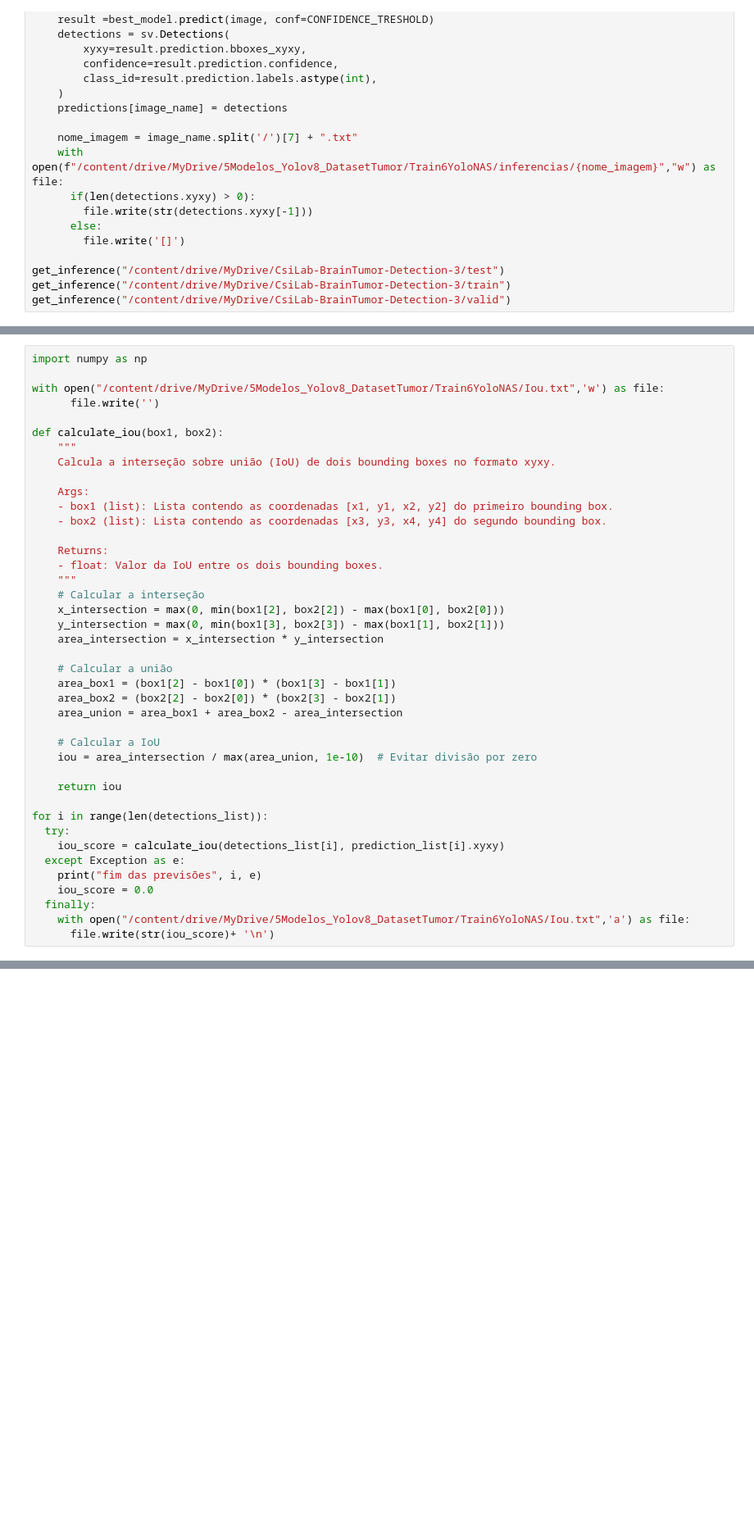
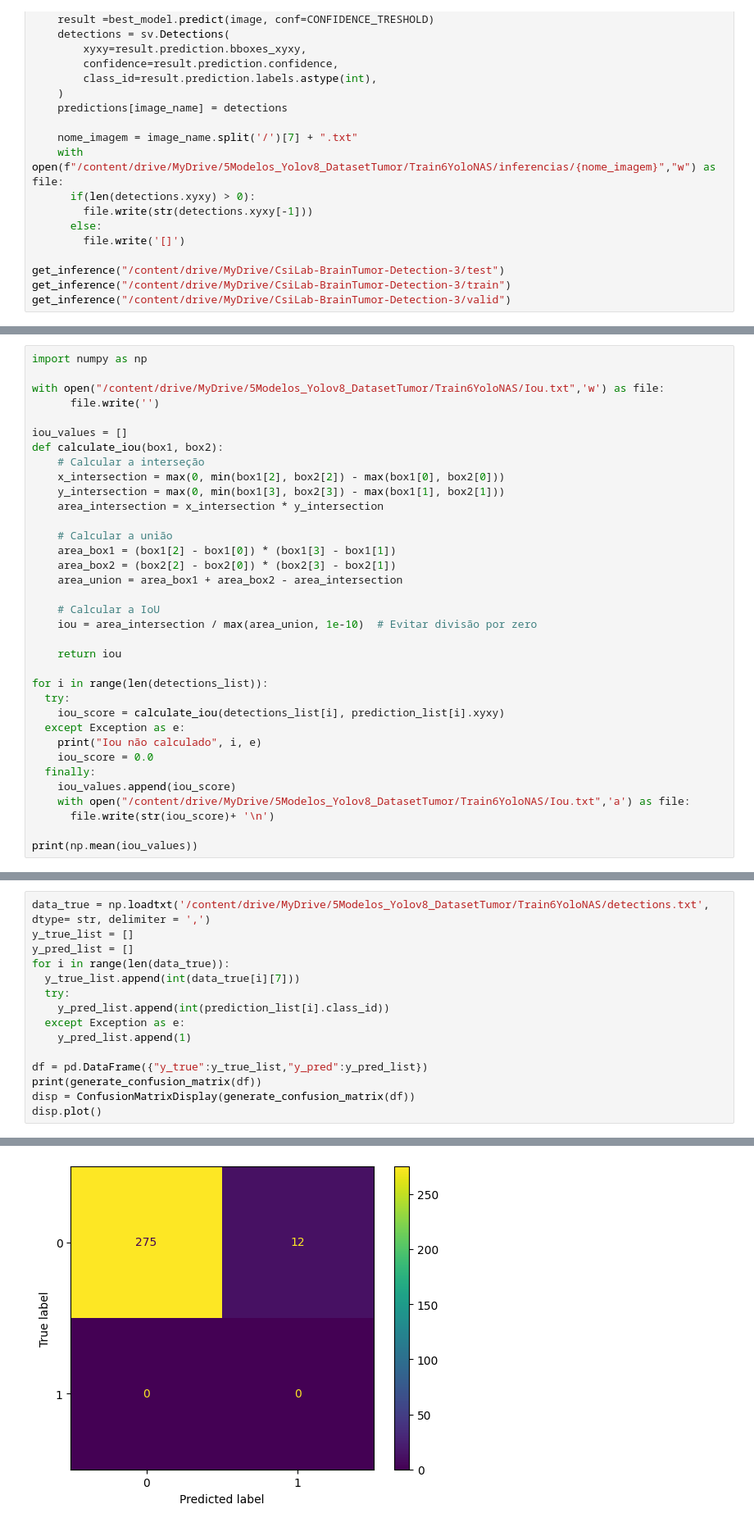
Before and after one commit to MateusuMelo/YOLO-NAS-Tumor, a Jupyter notebook: Inference.ipynb, the cells around one changed output, grey strips where cells are left out. Shown: that part at 82% size. Drawn from its saved outputs; the diff is of its cells as text; blank space fills up the shorter version.

```diff
--- a/Inference.ipynb
+++ b/Inference.ipynb
@@ -166,17 +166,8 @@ import numpy as np
 with open("/content/drive/MyDrive/5Modelos_Yolov8_DatasetTumor/Train6YoloNAS/Iou.txt",'w') as file:
       file.write('')
 
+iou_values = []
 def calculate_iou(box1, box2):
-    """
-    Calcula a interseção sobre união (IoU) de dois bounding boxes no formato xyxy.
-
-    Args:
-    - box1 (list): Lista contendo as coordenadas [x1, y1, x2, y2] do primeiro bounding box.
-    - box2 (list): Lista contendo as coordenadas [x3, y3, x4, y4] do segundo bounding box.
-
-    Returns:
-    - float: Valor da IoU entre os dois bounding boxes.
-    """
     # Calcular a interseção
     x_intersection = max(0, min(box1[2], box2[2]) - max(box1[0], box2[0]))
     y_intersection = max(0, min(box1[3], box2[3]) - max(box1[1], box2[1]))
@@ -196,9 +187,12 @@ for i in range(len(detections_list)):
   try:
     iou_score = calculate_iou(detections_list[i], prediction_list[i].xyxy)
   except Exception as e:
-    print("fim das previsões", i, e)
+    print("Iou não calculado", i, e)
     iou_score = 0.0
   finally:
+    iou_values.append(iou_score)
     with open("/content/drive/MyDrive/5Modelos_Yolov8_DatasetTumor/Train6YoloNAS/Iou.txt",'a') as file:
       file.write(str(iou_score)+ '\n')
+
+print(np.mean(iou_values))
 # %% [output]
@@ -229,0 +295,16 @@ NameError: name 'keys' is not defined
+# %%
+data_true = np.loadtxt('/content/drive/MyDrive/5Modelos_Yolov8_DatasetTumor/Train6YoloNAS/detections.txt', dtype= str, delimiter = ',')
+y_true_list = []
+y_pred_list = []
+for i in range(len(data_true)):
+  y_true_list.append(int(data_true[i][7]))
+  try:
+    y_pred_list.append(int(prediction_list[i].class_id))
+  except Exception as e:
+    y_pred_list.append(1)
+
+df = pd.DataFrame({"y_true":y_true_list,"y_pred":y_pred_list})
+print(generate_confusion_matrix(df))
+disp = ConfusionMatrixDisplay(generate_confusion_matrix(df))
+disp.plot()
+# %% [output]
@@ -229,0 +314 @@ NameError: name 'keys' is not defined
+[figure, added]
```
Also changed, not shown: parts of 8 cells of this notebook.
